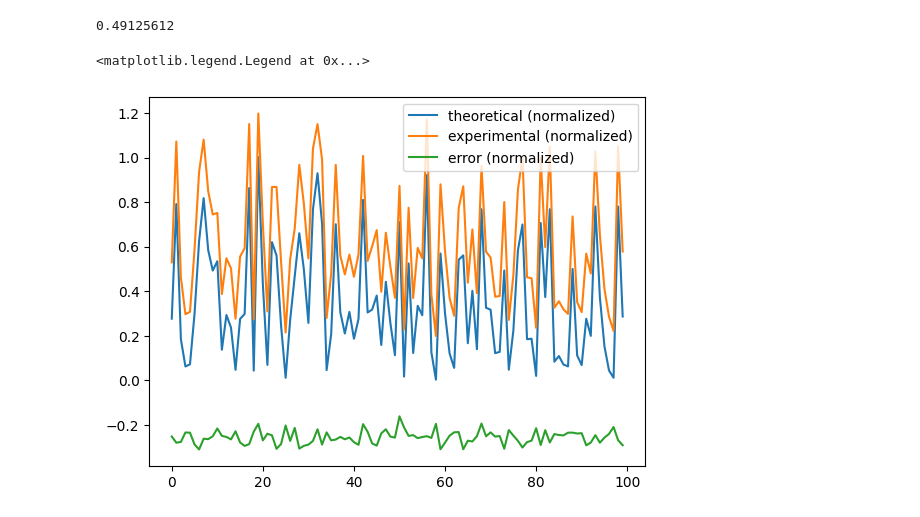
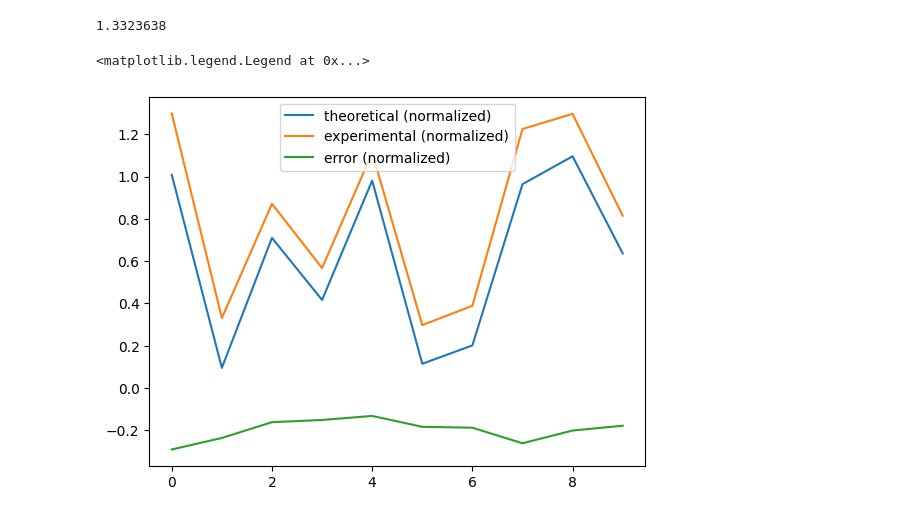
Before and after one commit to IvKormak/tf-poly, a Jupyter notebook: newtry.ipynb, the cells around one changed output. Drawn from its saved outputs; the diff is of its cells as text; code cells hidden in the pictures.

```diff
--- a/newtry.ipynb
+++ b/newtry.ipynb
@@ -127,3 +143,36 @@ def grow(inputs,
         return best_tree, root, errors[0]
     else:
         return connections, layers, weights, errors
+# %%
+n_p = 100
+inps = list(range(0,1))
+
+t_start = 0 #ms
+t_end = 100 #ms
+t = np.linspace(t_start,t_end, n_p) #ms
+
+noise = np.sin(t*2*np.pi/(1000/50))*0.1
+siga = np.random.randint(2, size=n_p) + noise
+sigb = np.random.randint(2, size=n_p) + noise
+
+t_p = {0: siga, 1: sigb}
+for i in range(2,15):
+    t_p[i] = np.cos((i-2)*t)
+t_y = noise
+
+ass = [1,1,1,1,1,1]
+tree, root, error = grow(t_p, t_y, goal=0.01, depth_thres=3, keep=5, regress_conv=0.01, regress_iter=2000, assumptions=ass)
+print(tree)
+c_p = t_p
+c_y = t_y
+
+theor_norm = (c_y-np.min(c_y))/(np.max(c_y)-np.min(c_y))
+experimental = calculate(*tree, c_p)[root]
+exp_norm = (experimental-np.min(experimental))/(np.max(experimental)-np.min(experimental))
+print(error)
+
+fig, ax = plt.subplots()
+th, = ax.plot(t, theor_norm, label="theoretical (normalized)")
+ex, = ax.plot(t, exp_norm, label="experimental (normalized)")
+er, = ax.plot(t, theor_norm-exp_norm, label="error (normalized)")
+ax.legend(handles=[th,ex,er])
@@ -130,31 +190,31 @@ def grow(inputs,
 # %%
-n_p = 100
-inps = (0,1)
+n_p = 10
+inps = (0,1,2)
 
-t_f = lambda x: x[1]**3+x[0]**2*0.5
+t_f = lambda x: x[1]**6+x[0]**2*0.5+3*x[2]
 t_p = {i: [random.random() for _ in range(n_p)] for i in inps}
 t_y = list(map(t_f,zip(*t_p.values())))
 
 
 bino = lambda x,w: np.einsum("i->", w*binomial(x))
 ass = np.array([1,1,1,1,1,1], dtype=np.float32)
 tree, root, error = grow(t_p, t_y, goal=0.01)
 
 x = list(range(n_p))
 c_p = {i: [random.random() for _ in range(n_p)] for i in inps}
 c_y = np.array(list(map(t_f,zip(*c_p.values()))))
 
 theor_norm = c_y/(np.max(c_y)-np.min(c_y))
 experimental = calculate(*tree, c_p)[root]
 exp_norm = experimental/(np.max(experimental)-np.min(experimental))
 print(error)
 
 fig, ax = plt.subplots()
 th, = ax.plot(x, theor_norm, label="theoretical (normalized)")
 ex, = ax.plot(x, exp_norm, label="experimental (normalized)")
 er, = ax.plot(x, theor_norm-exp_norm, label="error (normalized)")
 ax.legend(handles=[th,ex,er])
 # %% [output]
-0.49125612
+1.3323638
 <matplotlib.legend.Legend at 0x...>
-[figure, old version]
+[figure, new version]
```
Also changed, not shown: parts of 9 cells of this notebook.
